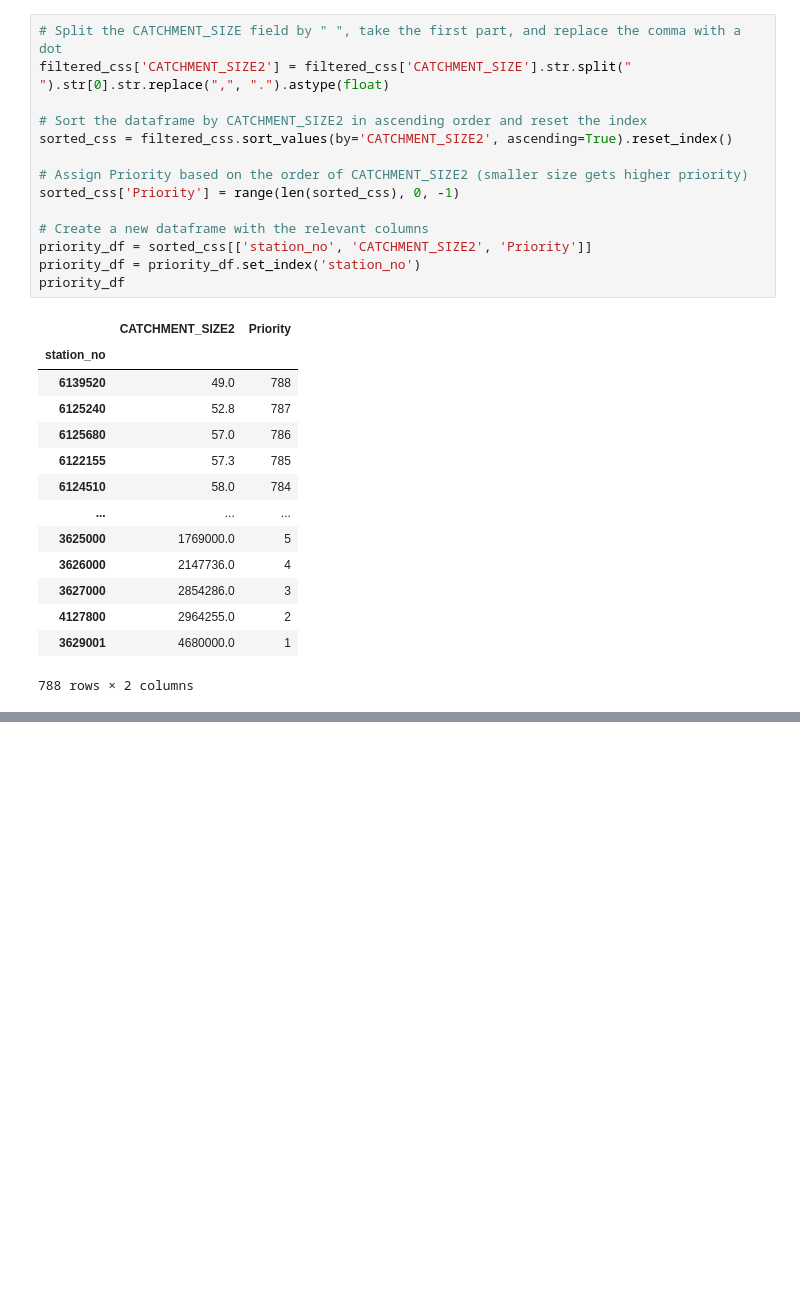
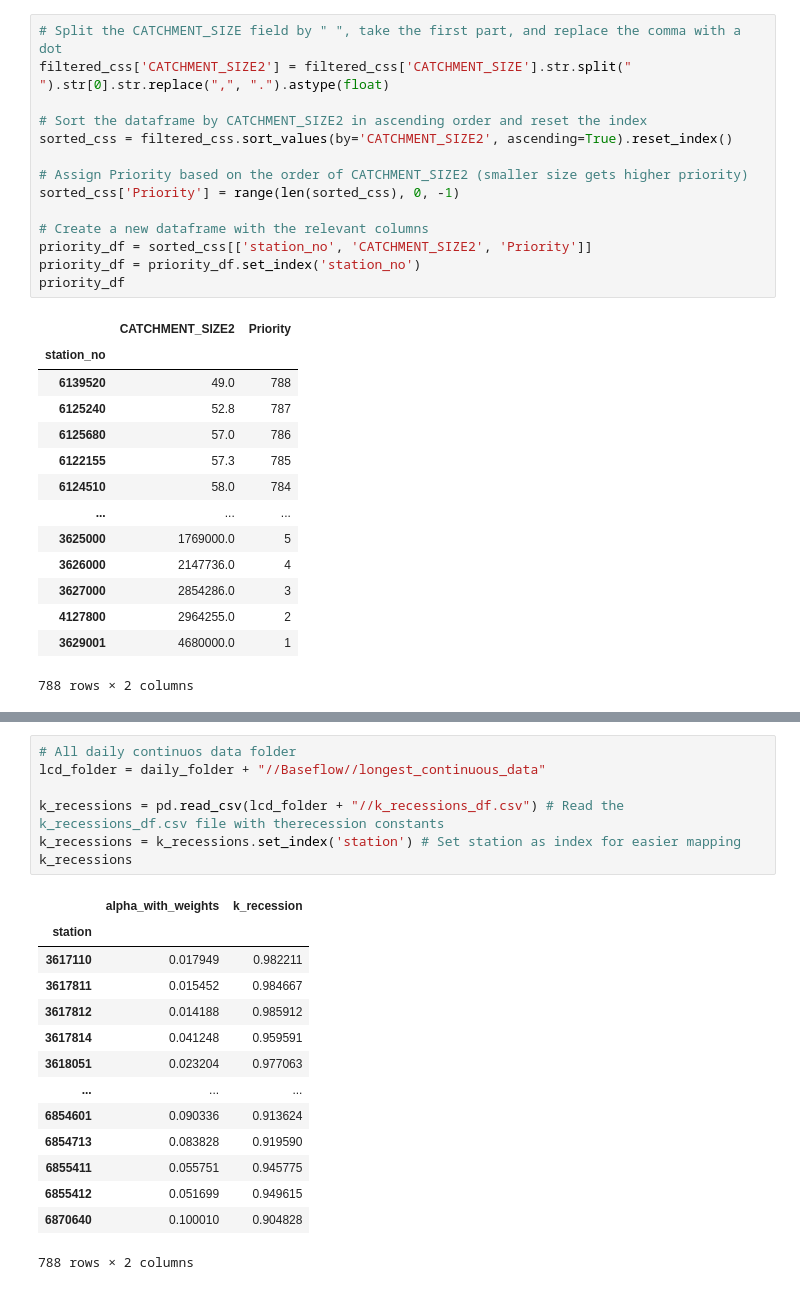
Before and after one commit to jevago262000/PhD_1-Water_Balance, a Jupyter notebook: 4.4.drainage_areas_processing.ipynb, the cells around one changed output, grey strips where cells are left out. Drawn from its saved outputs; the diff is of its cells as text; blank space fills up the shorter version.

```diff
--- a/4.4.drainage_areas_processing.ipynb
+++ b/4.4.drainage_areas_processing.ipynb
@@ -201,3 +201,25 @@ filtered_css
 | 786 | YADKIN COLLEGE, NC | 4148321 | 1069484 | 35.856700 | -80.386900 | Active | YADKIN RIVER | ... |
 | 787 | ZOZA | 6150400 | 1074154 | 41.724916 | 9.075456 | Active | U RIZZANESE | ... |
 788 rows × 15 columns
+# %%
+# All daily continuos data folder
+lcd_folder = daily_folder + "//Baseflow//longest_continuous_data"
+
+k_recessions = pd.read_csv(lcd_folder + "//k_recessions_df.csv") # Read the k_recessions_df.csv file with therecession constants
+k_recessions = k_recessions.set_index('station') # Set station as index for easier mapping
+k_recessions
+# %% [output]
+|  | alpha_with_weights | k_recession |
+| station |  |  |
+| 3617110 | 0.017949 | 0.982211 |
+| 3617811 | 0.015452 | 0.984667 |
+| 3617812 | 0.014188 | 0.985912 |
+| 3617814 | 0.041248 | 0.959591 |
+| 3618051 | 0.023204 | 0.977063 |
+| ... | ... | ... |
+| 6854601 | 0.090336 | 0.913624 |
+| 6854713 | 0.083828 | 0.919590 |
+| 6855411 | 0.055751 | 0.945775 |
+| 6855412 | 0.051699 | 0.949615 |
+| 6870640 | 0.100010 | 0.904828 |
+788 rows × 2 columns
```
Also changed, not shown: parts of 4 cells of this notebook.
